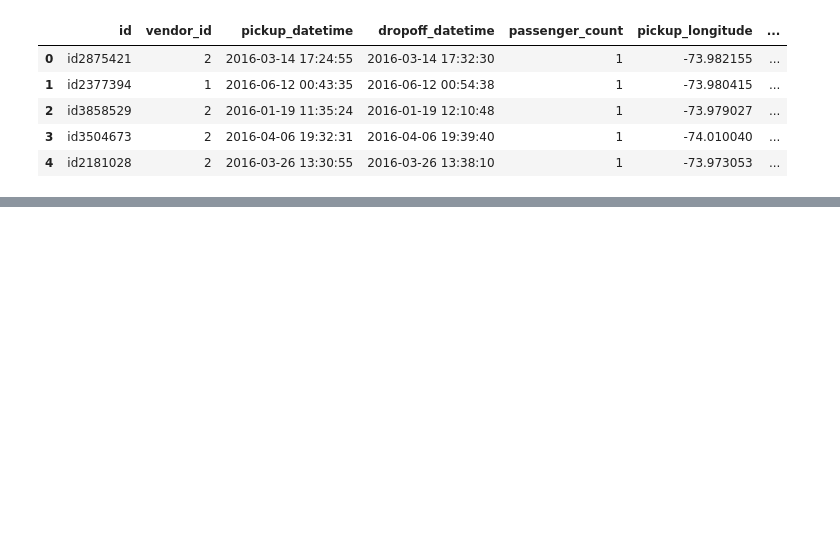
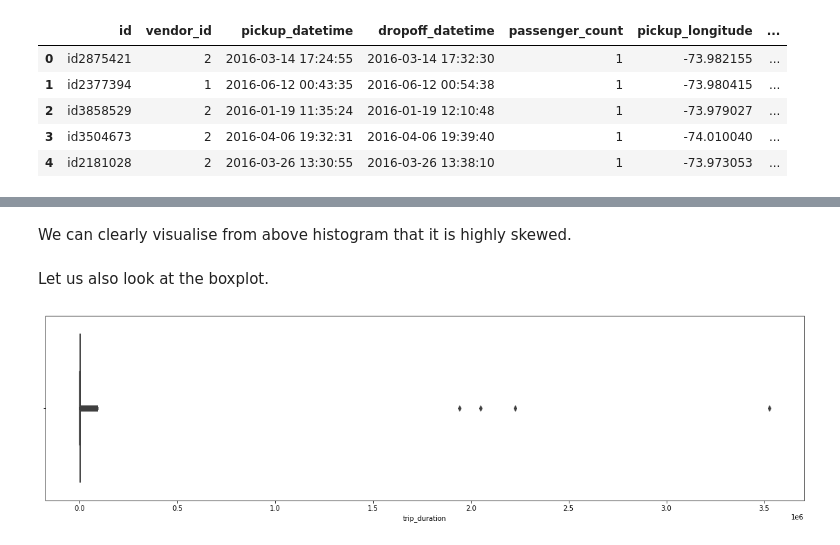
Before and after one commit to farhanraza200001/NYC-taxi-trip-time-prediction, a Jupyter notebook: NYC_Taxi_Trip_Time_Prediction_Capstone_Project.ipynb, the cells around one changed output, grey strips where cells are left out. Drawn from its saved outputs; the diff is of its cells as text; code cells hidden in the pictures; blank space fills up the shorter version.

```diff
--- a/NYC_Taxi_Trip_Time_Prediction_Capstone_Project.ipynb
+++ b/NYC_Taxi_Trip_Time_Prediction_Capstone_Project.ipynb
@@ -46,0 +228,10 @@ df.head()
+# %% [markdown]
+We can clearly visualise from above histogram that it is highly skewed.
+# %% [markdown]
+Let us also look at the boxplot.
+# %%
+plt.figure(figsize = (20,5))
+sns.boxplot(df.trip_duration)
+plt.show()
+# %% [output]
+[figure, added]
```
Also changed, not shown: parts of 30 cells of this notebook.
